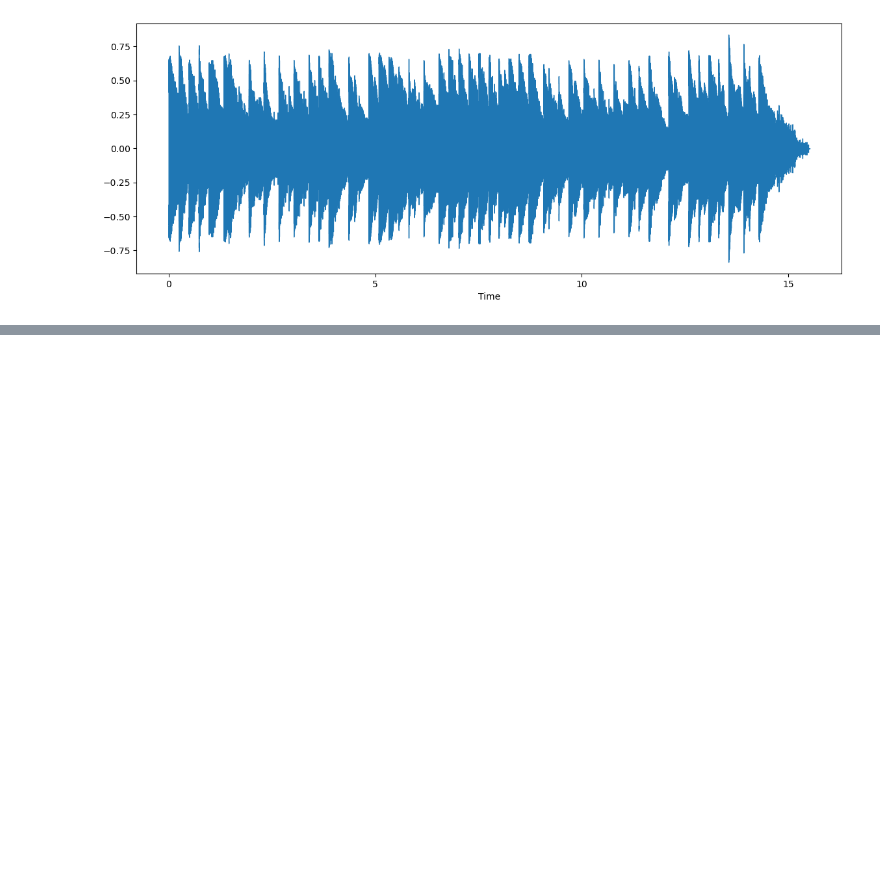
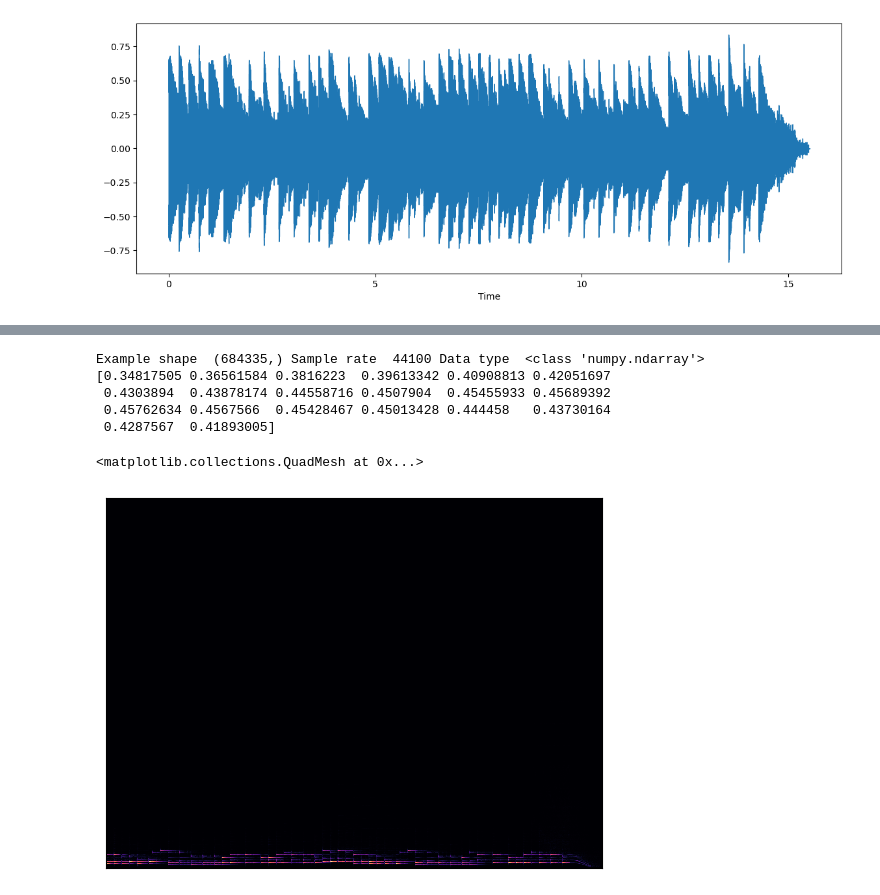
Before and after one commit to PoornaSenadheera100/Audio-Deep-Learning, a Jupyter notebook: Sound Wave Visualize .ipynb, the cells around one changed output, grey strips where cells are left out. Saved outputs shown, nothing was run; the diff lists cells and outputs as text; code cells hidden in the pictures; blank space fills up the shorter version.

```diff
--- a/Sound Wave Visualize .ipynb
+++ b/Sound Wave Visualize .ipynb
@@ -17,3 +21,18 @@ from IPython.display import Audio
 Audio(AUDIO_FILE)
 # %% [output]
 [interactive output not drawn]
+# %%
+print('Example shape ', samples.shape, 'Sample rate ', sample_rate, 'Data type ', type(samples))
+print(samples[22400:22420])
+# %% [output]
+Example shape  (684335,) Sample rate  44100 Data type  <class 'numpy.ndarray'>
+[0.34817505 0.36561584 0.3816223  0.39613342 0.40908813 0.42051697
+ 0.4303894  0.43878174 0.44558716 0.4507904  0.45455933 0.45689392
+ 0.45762634 0.4567566  0.45428467 0.45013428 0.444458   0.43730164
+ 0.4287567  0.41893005]
+# %%
+sgram = librosa.stft(samples)
+librosa.display.specshow(sgram)
+# %% [output]
+<matplotlib.collections.QuadMesh at 0x...>
+[figure, added]
```
Also changed, not shown: parts of 3 cells of this notebook.
